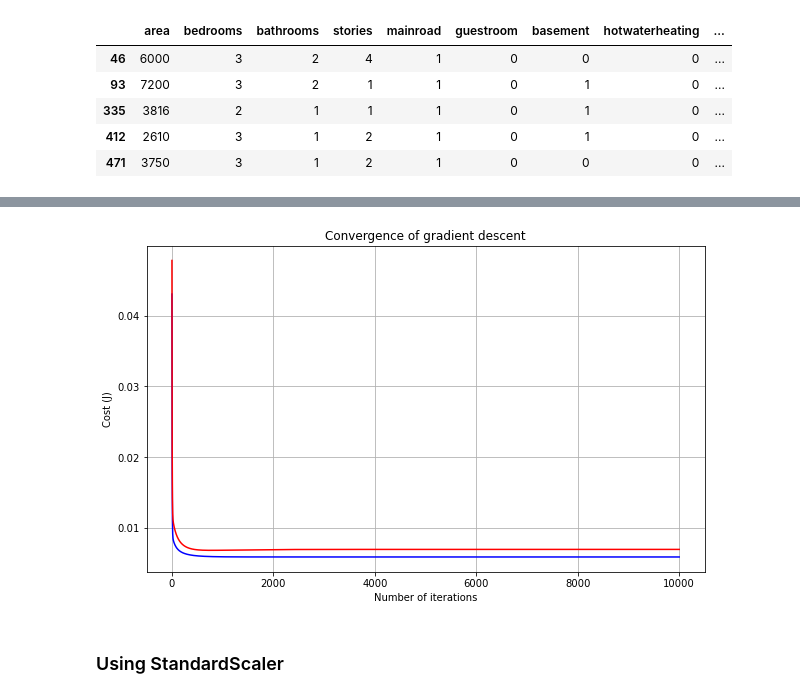
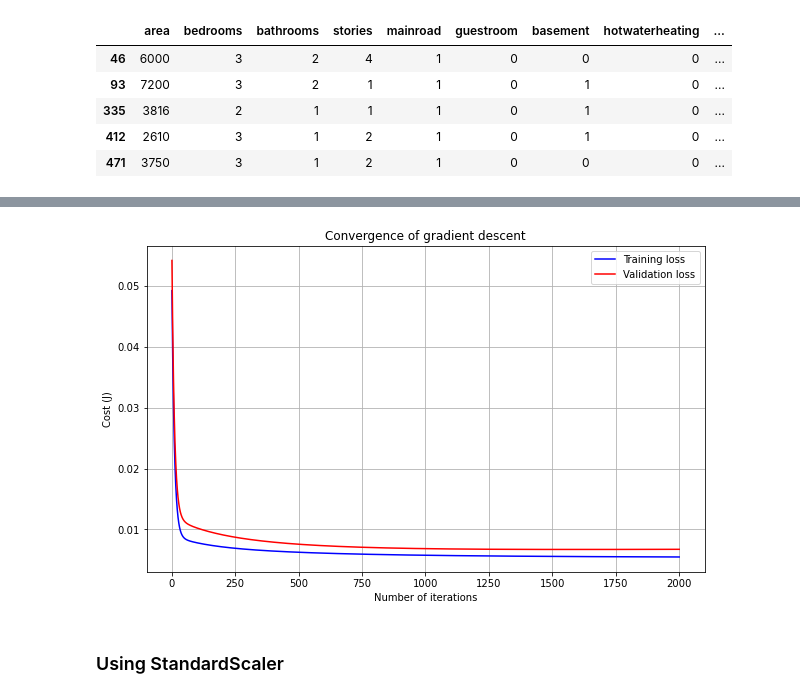
Before and after one commit to claudeshyaka/ml, a Jupyter notebook: P1HousePricePrediction.ipynb, the cells around one changed output, grey strips where cells are left out. Saved outputs shown, nothing was run; the diff lists cells and outputs as text; code cells hidden in the pictures.

```diff
--- a/P1HousePricePrediction.ipynb
+++ b/P1HousePricePrediction.ipynb
@@ -816,6 +860,5 @@ y_test = y_norm_test.values
 X_test = X_norm_test.values
 # %%
 # initialize alpha and number of iterations
-alpha = 0.01
-lam = 0
+alpha = 0.007
 iterations = 2000
@@ -893,6 +959,5 @@ y_test = y_norm_test.values
 X_test = X_norm_test.values
 # %%
 # initialize alpha and number of iterations
-alpha = 0.05
-lam = 7
-iterations = 10000
+alpha = 0.02
+iterations = 2000
@@ -914,0 +964,17 @@ Last ten test_loss_history values
+# %%
+theta = list()
+train_loss_history = list()
+test_loss_history = list()
+test_loss = {}
+for i in np.arange(0, 20, 1):
+    theta, train_loss_history, test_loss_history = RunLinearRegression2(X_train, y_train, X_test, y_test, alpha, i, iterations)
+    test_loss[i] = test_loss_history[-1]
+    # print("test_loss", i, ":", test_loss[i])
+
+# # print(test_loss)
+plt.plot(test_loss.keys(), test_loss.values())
+plt.grid()
+plt.xlabel('Lambda values')
+plt.ylabel('Final validation loss')
+plt.title('Validation Loss vs Lambda')
+plt.show()
@@ -914,0 +983,10 @@ Last ten test_loss_history values
+# %%
+# Lambda value with the minimal validation loss.
+lam = min(test_loss, key=test_loss.get)
+
+# Evaluate loss for on training and validation set
+theta, train_loss_history, test_loss_history = RunLinearRegression2(X_train, y_train, X_test, y_test, alpha, lam, iterations)
+print("Final lambda value\n", lam)
+print("Final values of theta\n", theta)
+print("Last ten train_loss_history values\n", train_loss_history)
+print("Last ten test_loss_history values\n", test_loss_history)
@@ -915,15 +1003,16 @@ Last ten test_loss_history values
 # %%
 # plot the loss history
-plt.plot(range(1, iterations+1), train_loss_history, color='blue')
-plt.plot(range(1, iterations+1), test_loss_history, color='red')
+plt.plot(range(1, iterations+1), train_loss_history, color='blue', label='Training loss')
+plt.plot(range(1, iterations+1), test_loss_history, color='red', label='Validation loss')
 plt.rcParams["figure.figsize"] = (10,6)
 plt.grid()
 plt.xlabel('Number of iterations')
 plt.ylabel('Cost (J)')
 plt.title('Convergence of gradient descent')
+plt.legend()
 plt.show()
 # %% [output]
-[figure, old version]
+[figure, new version]
 # %% [markdown]
 ### Using StandardScaler
 # %%
```
Also changed, not shown: parts of 31 cells of this notebook, 2 other files.
